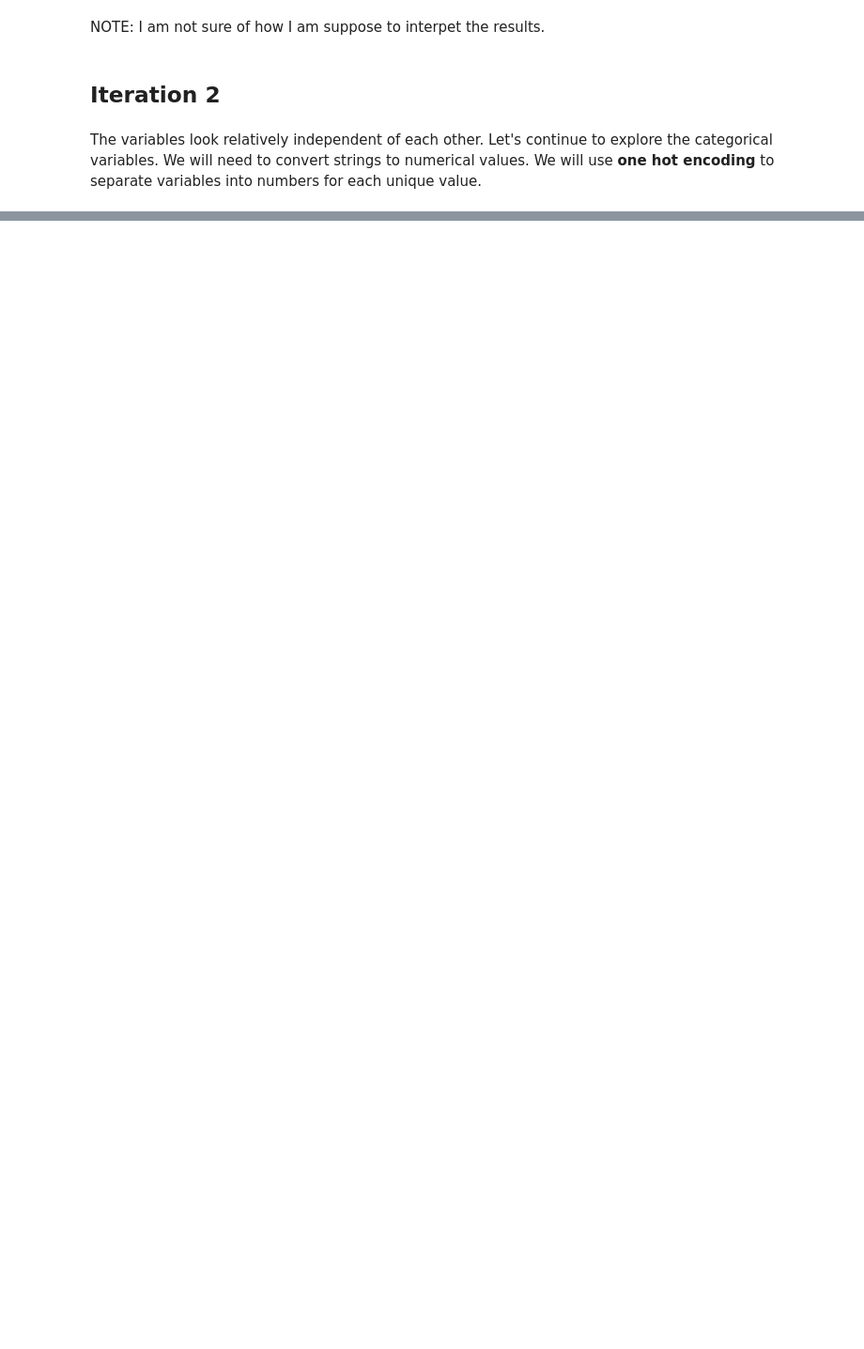
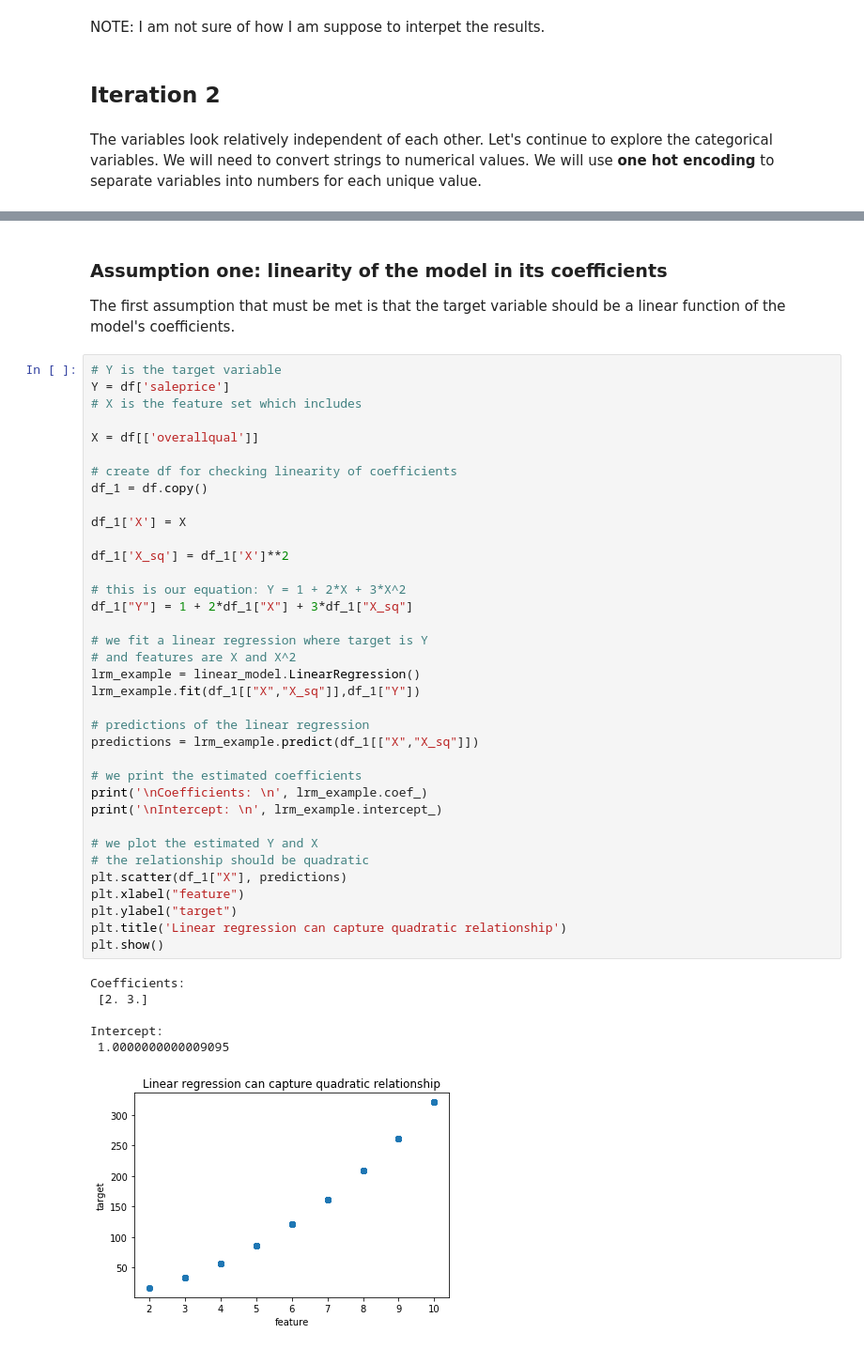
Before and after one commit to tsaw8/Thinkful_Project, a Jupyter notebook: Module 19: Supervised learning: solving regression problems/2. Simple linear regression with OLS (houseprices_df).ipynb, the cells around one changed output, grey strips where cells are left out. Shown at 94% size. Drawn from its saved outputs; the diff is of its cells as text; blank space fills up the shorter version.

Commit message:
Added Gauss Markov assumptions

```diff
--- a/Module 19: Supervised learning: solving regression problems/2. Simple linear regression with OLS (houseprices_df).ipynb
+++ b/Module 19: Supervised learning: solving regression problems/2. Simple linear regression with OLS (houseprices_df).ipynb
@@ -559,0 +566,46 @@ cat_var_dum.head()
+# %% [markdown]
+### Assumption one: linearity of the model in its coefficients
+The first assumption that must be met is that the target variable should be a linear function of the model's coefficients.
+# %%
+# Y is the target variable
+Y = df['saleprice']
+# X is the feature set which includes
+
+X = df[['overallqual']]
+
+# create df for checking linearity of coefficients
+df_1 = df.copy()
+
+df_1['X'] = X
+
+df_1['X_sq'] = df_1['X']**2
+
+# this is our equation: Y = 1 + 2*X + 3*X^2
+df_1["Y"] = 1 + 2*df_1["X"] + 3*df_1["X_sq"]
+
+# we fit a linear regression where target is Y
+# and features are X and X^2
+lrm_example = linear_model.LinearRegression()
+lrm_example.fit(df_1[["X","X_sq"]],df_1["Y"])
+
+# predictions of the linear regression
+predictions = lrm_example.predict(df_1[["X","X_sq"]])
+
+# we print the estimated coefficients
+print('\nCoefficients: \n', lrm_example.coef_)
+print('\nIntercept: \n', lrm_example.intercept_)
+
+# we plot the estimated Y and X
+# the relationship should be quadratic
+plt.scatter(df_1["X"], predictions)
+plt.xlabel("feature")
+plt.ylabel("target")
+plt.title('Linear regression can capture quadratic relationship')
+plt.show()
+# %% [output]
+Coefficients:
+ [2. 3.]
+
+Intercept:
+ 1.0000000000009095
+[figure, added]
```
Also changed, not shown: parts of 30 cells of this notebook.
